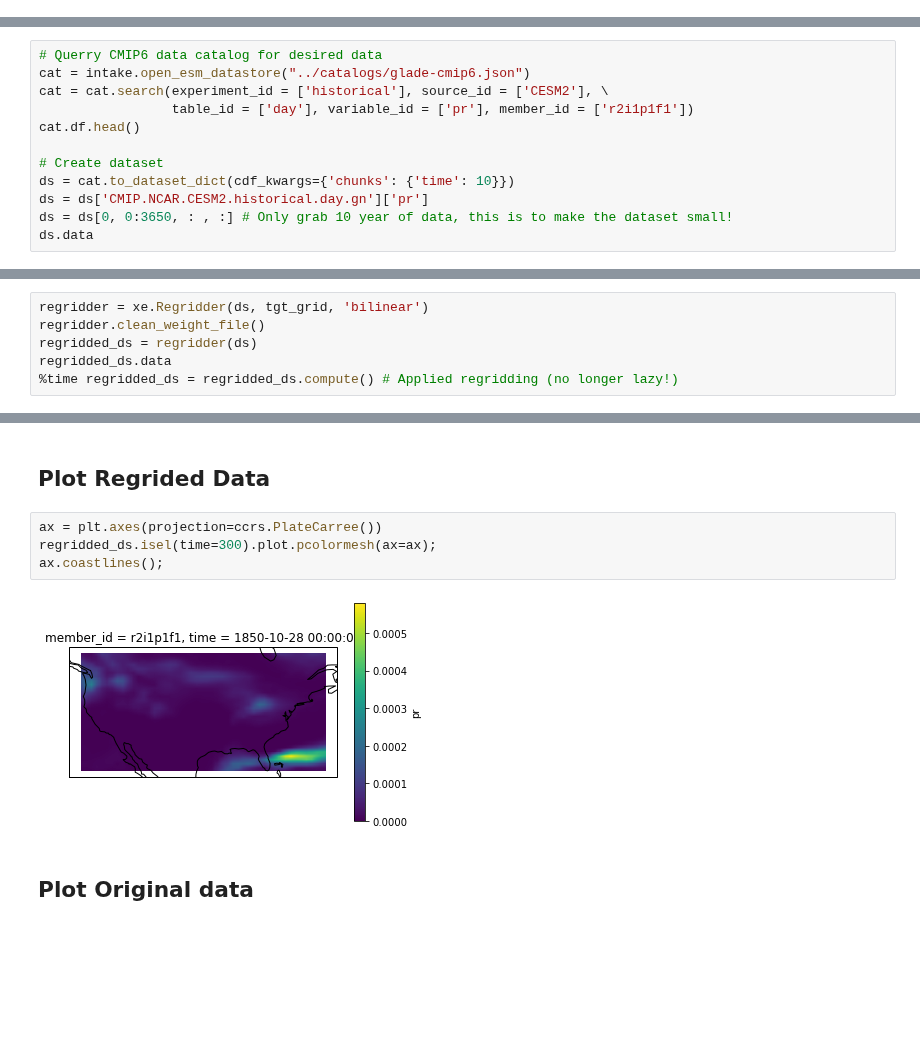
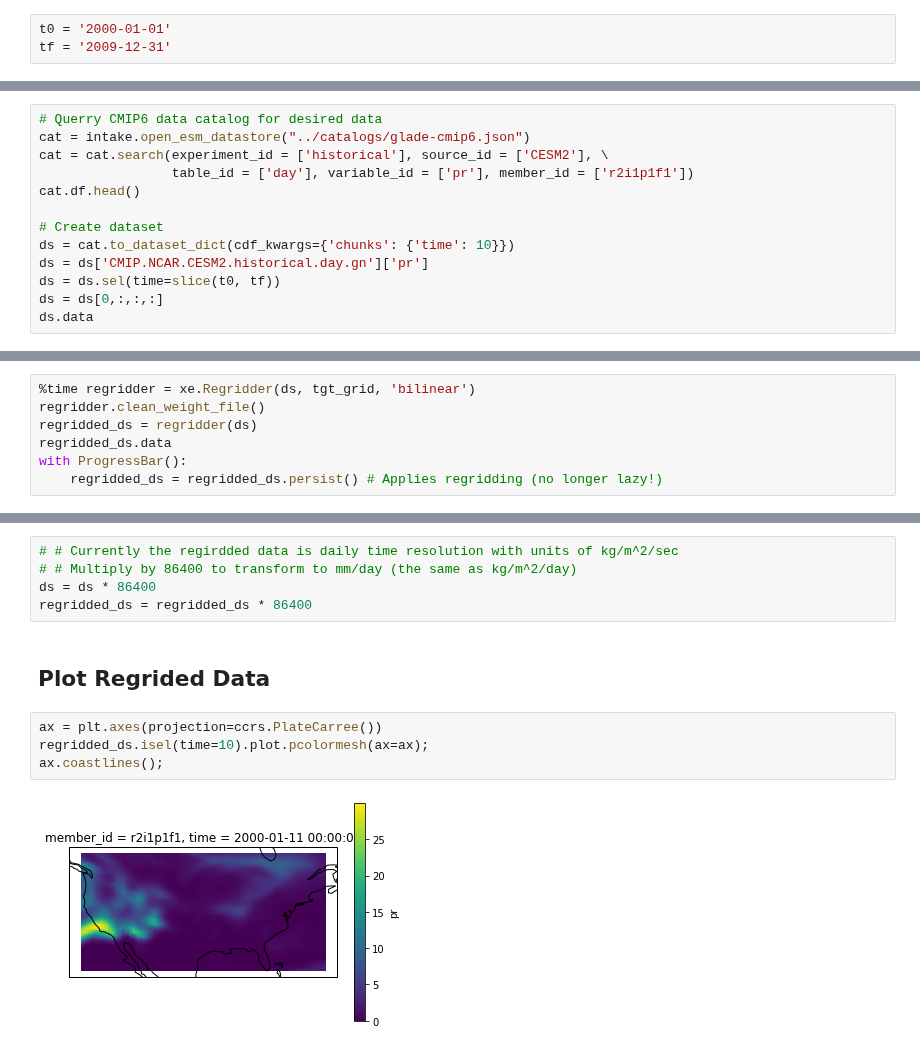
Before and after one commit to EricKeenan/cmip6-downscalling, a Jupyter notebook: notebooks/Regrid.ipynb, the cells around one changed output, grey strips where cells are left out. Saved outputs shown, nothing was run; the diff lists cells and outputs as text; blank space fills up the shorter version.

```diff
--- a/notebooks/Regrid.ipynb
+++ b/notebooks/Regrid.ipynb
@@ -18,3 +31,6 @@ import cartopy.crs as ccrs
+# %%
+t0 = '2000-01-01'
+tf = '2009-12-31'
 # %% [markdown]
 ## Define target grid
 ##### This is the grid that we will interpolate CMIP6 data to.
@@ -36,7 +52,8 @@ cat.df.head()
 # Create dataset
 ds = cat.to_dataset_dict(cdf_kwargs={'chunks': {'time': 10}})
 ds = ds['CMIP.NCAR.CESM2.historical.day.gn']['pr']
-ds = ds[0, 0:3650, : , :] # Only grab 10 year of data, this is to make the dataset small!
+ds = ds.sel(time=slice(t0, tf))
+ds = ds[0,:,:,:]
 ds.data
 # %% [output]
 --> The keys in the returned dictionary of datasets are constructed as follows:
@@ -47,10 +64,11 @@ ds.data
 # %% [markdown]
 ## Regrid CMIP6 grid to target grid
 # %%
-regridder = xe.Regridder(ds, tgt_grid, 'bilinear')
+%time regridder = xe.Regridder(ds, tgt_grid, 'bilinear')
 regridder.clean_weight_file()
 regridded_ds = regridder(ds)
 regridded_ds.data
-%time regridded_ds = regridded_ds.compute() # Applied regridding (no longer lazy!)
+with ProgressBar():
+    regridded_ds = regridded_ds.persist() # Applies regridding (no longer lazy!)
 # %% [output]
 Create weight file: bilinear_192x288_224x464.nc
@@ -60,10 +81,13 @@ Wall time: 45.4 s
+# %%
+# # Currently the regirdded data is daily time resolution with units of kg/m^2/sec
+# # Multiply by 86400 to transform to mm/day (the same as kg/m^2/day)
+ds = ds * 86400
+regridded_ds = regridded_ds * 86400
 # %% [markdown]
 ## Plot Regrided Data
 # %%
 ax = plt.axes(projection=ccrs.PlateCarree())
-regridded_ds.isel(time=300).plot.pcolormesh(ax=ax);
+regridded_ds.isel(time=10).plot.pcolormesh(ax=ax);
 ax.coastlines();
 # %% [output]
-[figure, old version]
+[figure, new version]
-# %% [markdown]
-## Plot Original data
```
Also changed, not shown: parts of 11 cells of this notebook.
